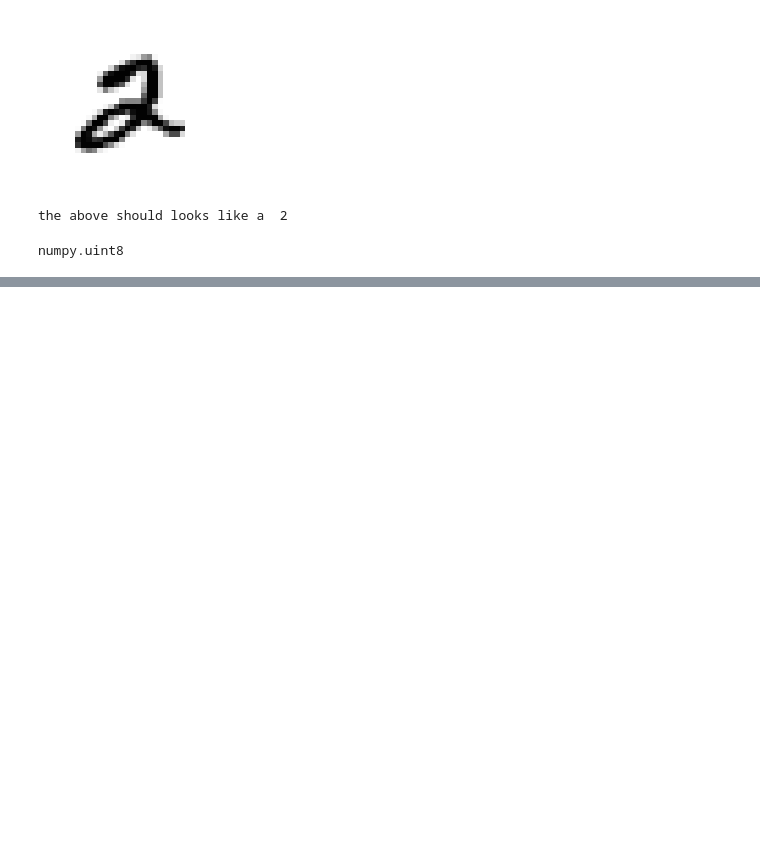
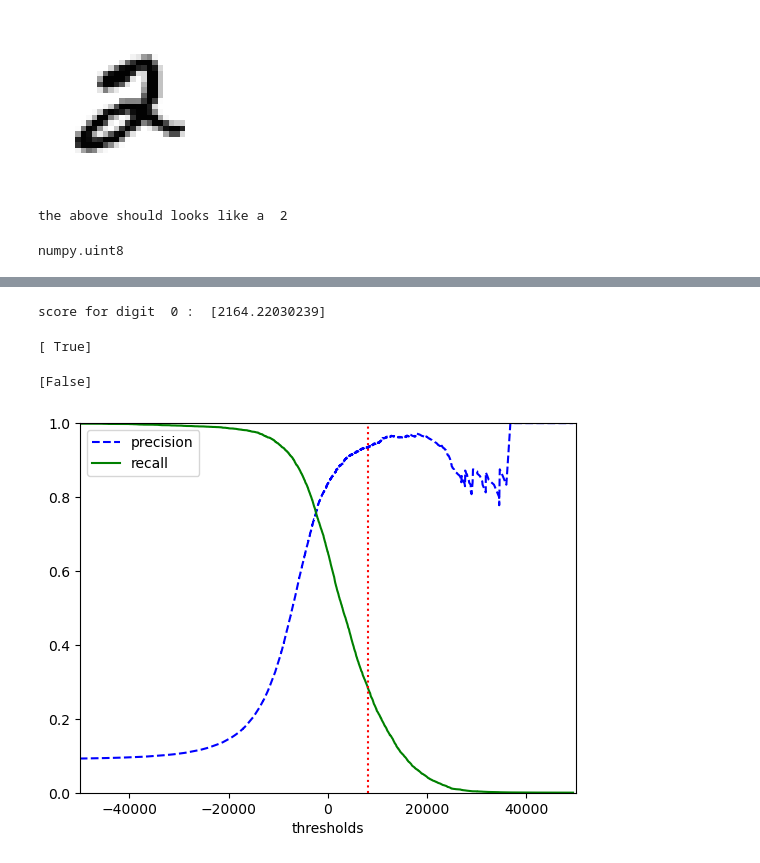
Before and after one commit to tjards/data_science_upskill, a Jupyter notebook: 3_classification/classification.ipynb, the cells around one changed output, grey strips where cells are left out. Cells and saved outputs as stored; diff of their text form; code cells hidden in the pictures; blank space fills up the shorter version.

Commit message:
plotted precision v recall

```diff
--- a/3_classification/classification.ipynb
+++ b/3_classification/classification.ipynb
@@ -119,0 +120,41 @@ F1 score:  0.7325171197343846
+# %%
+# precision/recall trade-off depends on decision function threshold
+y_scores = sgd_clf.decision_function([some_digit])
+print('score for digit ', image_index, ': ', y_scores)
+# %% [output]
+score for digit  0 :  [2164.22030239]
+# %%
+# manually check if score is above user-defined threshold
+threshold = 0
+y_some_digit_pred = (y_scores > threshold)
+print(y_some_digit_pred)
+# %% [output]
+[ True]
+# %%
+# raise the threshold (more precision, less recall)
+threshold = 8000
+y_some_digit_pred = (y_scores > threshold)
+print(y_some_digit_pred)
+# %% [output]
+[False]
+# %%
+# return decisions scores instead of predictions
+y_scores = cross_val_predict(sgd_clf, X_train, y_train_5, cv=3, method = 'decision_function')
+# %%
+# compute precision/recall for all possible thresholds
+from sklearn.metrics import precision_recall_curve
+precisions, recalls, thresholds = precision_recall_curve(y_train_5, y_scores)
+# %%
+# now plot them
+def plot_precision_recall_vs_threshold(precisions, recalls, thresholds):
+    plt.plot(thresholds, precisions[:-1], 'b--', label = 'precision')
+    plt.plot(thresholds, recalls[:-1], 'g-', label = 'recall')
+    plt.axis([-50000, 50000, 0, 1])
+    plt.axvline(threshold, color = 'r', linestyle = ':')
+    plt.xlabel('thresholds')
+    plt.legend()
+
+plot_precision_recall_vs_threshold(precisions, recalls, thresholds)
+plt.show()
+# %% [output]
+[figure, added]
```
Also changed, not shown: parts of 19 cells of this notebook.
